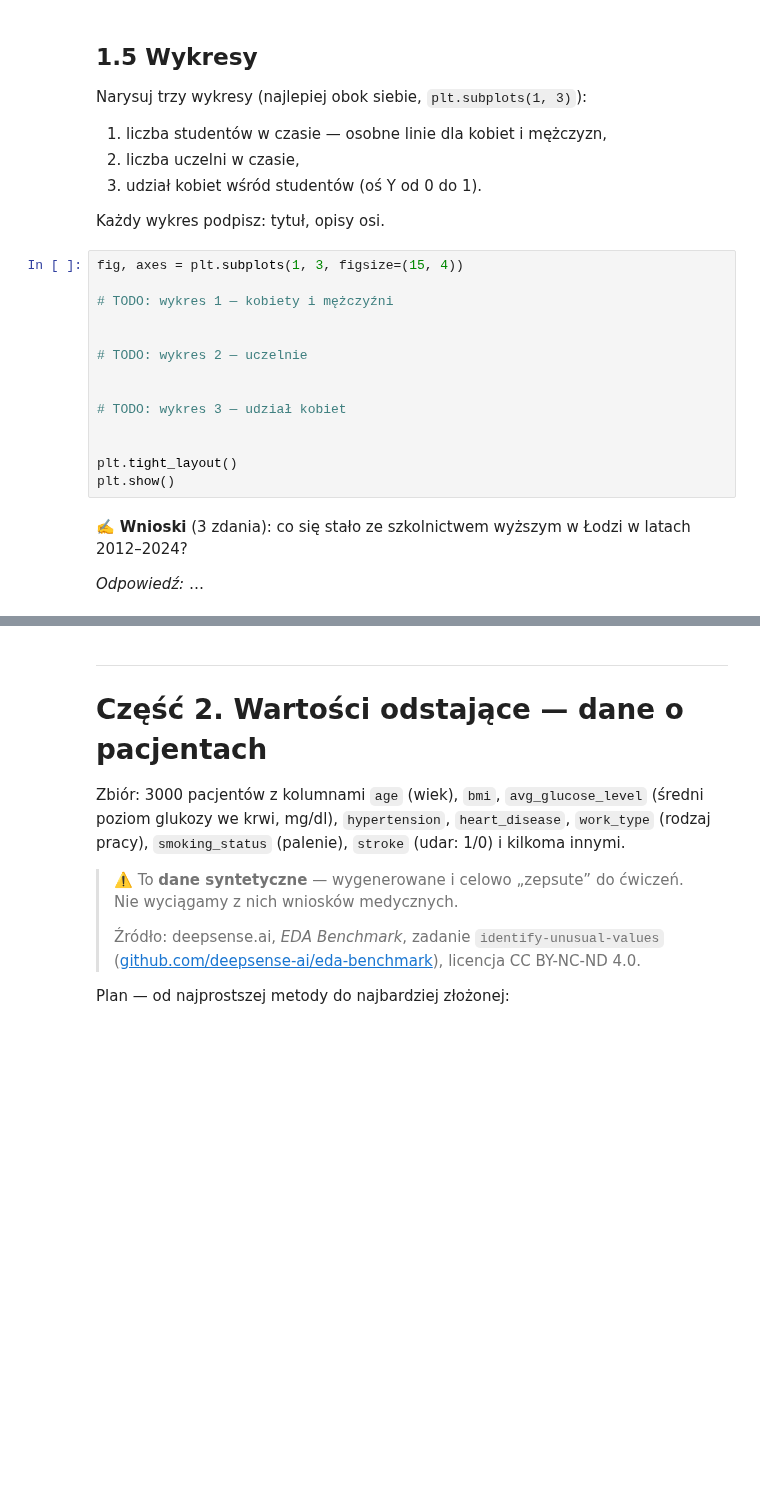
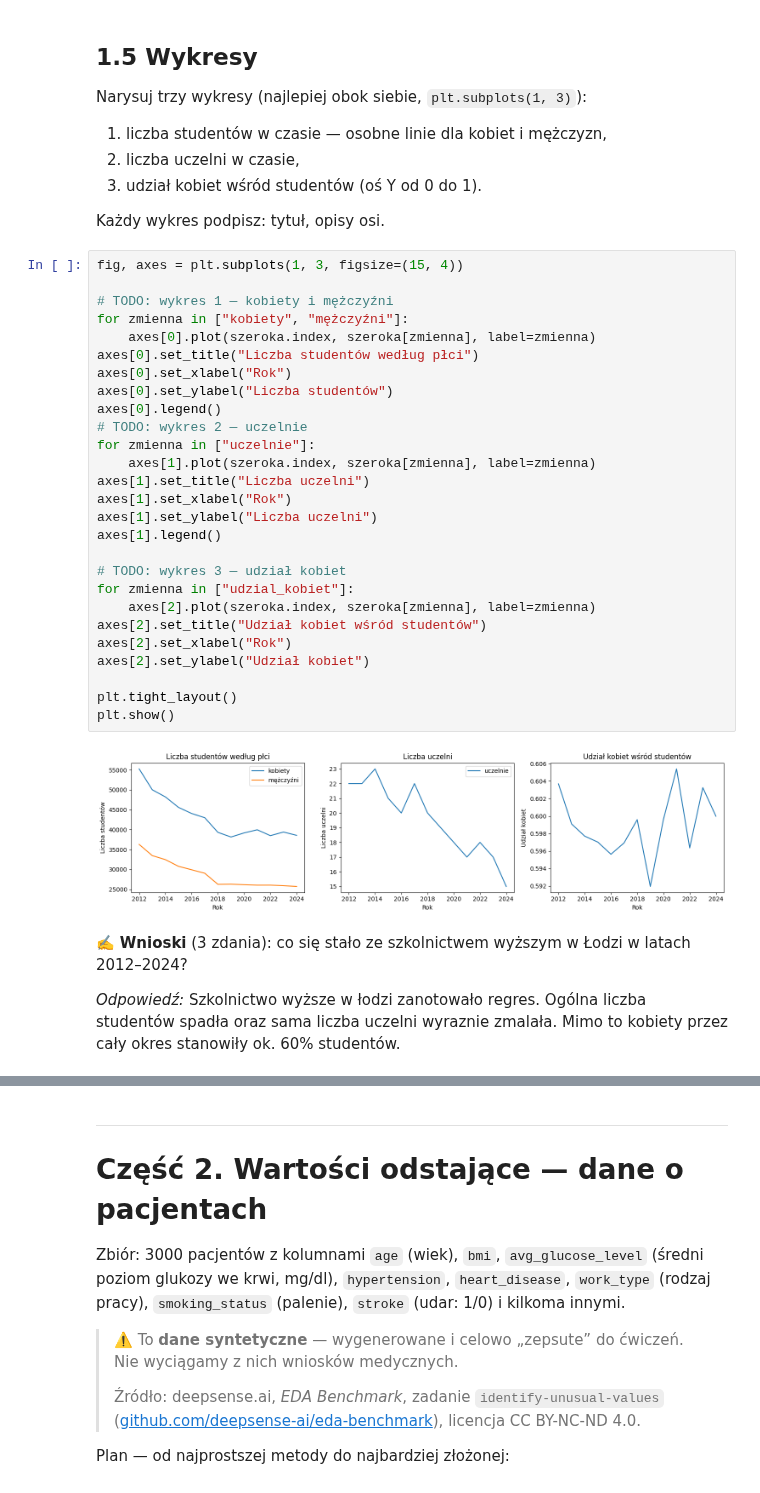
Before and after one commit to bobyysh/EksploracjaDanych, a Jupyter notebook: lab03_otwarte_dane_odstajace.ipynb, the cells around one changed output, grey strips where cells are left out. Saved outputs shown, nothing was run; the diff lists cells and outputs as text; blank space fills up the shorter version.

```diff
--- a/lab03_otwarte_dane_odstajace.ipynb
+++ b/lab03_otwarte_dane_odstajace.ipynb
@@ -199,21 +198,36 @@ Każdy wykres podpisz: tytuł, opisy osi.
 # %%
 fig, axes = plt.subplots(1, 3, figsize=(15, 4))
 
 # TODO: wykres 1 — kobiety i mężczyźni
-
-
+for zmienna in ["kobiety", "mężczyźni"]:
+    axes[0].plot(szeroka.index, szeroka[zmienna], label=zmienna)
+axes[0].set_title("Liczba studentów według płci")
+axes[0].set_xlabel("Rok")
+axes[0].set_ylabel("Liczba studentów")
+axes[0].legend()
 # TODO: wykres 2 — uczelnie
-
+for zmienna in ["uczelnie"]:
+    axes[1].plot(szeroka.index, szeroka[zmienna], label=zmienna)
+axes[1].set_title("Liczba uczelni")
+axes[1].set_xlabel("Rok")
+axes[1].set_ylabel("Liczba uczelni")
+axes[1].legend()
 
 # TODO: wykres 3 — udział kobiet
-
+for zmienna in ["udzial_kobiet"]:
+    axes[2].plot(szeroka.index, szeroka[zmienna], label=zmienna)
+axes[2].set_title("Udział kobiet wśród studentów")
+axes[2].set_xlabel("Rok")
+axes[2].set_ylabel("Udział kobiet")
 
 plt.tight_layout()
 plt.show()
+# %% [output]
+[figure, added]
 # %% [markdown]
 ✍️ **Wnioski** (3 zdania): co się stało ze szkolnictwem wyższym w Łodzi w latach 2012–2024?
 
-*Odpowiedź:* …
+*Odpowiedź:* Szkolnictwo wyższe w łodzi zanotowało regres. Ogólna liczba studentów spadła oraz sama liczba uczelni wyraznie zmalała. Mimo to kobiety przez cały okres stanowiły ok. 60% studentów.
 # %% [markdown]
 ## 1.6 Zadanie samodzielne: Twój zbiór z portalu Łodzi
 
```
Also changed, not shown: parts of 26 cells of this notebook, 1 other file.
